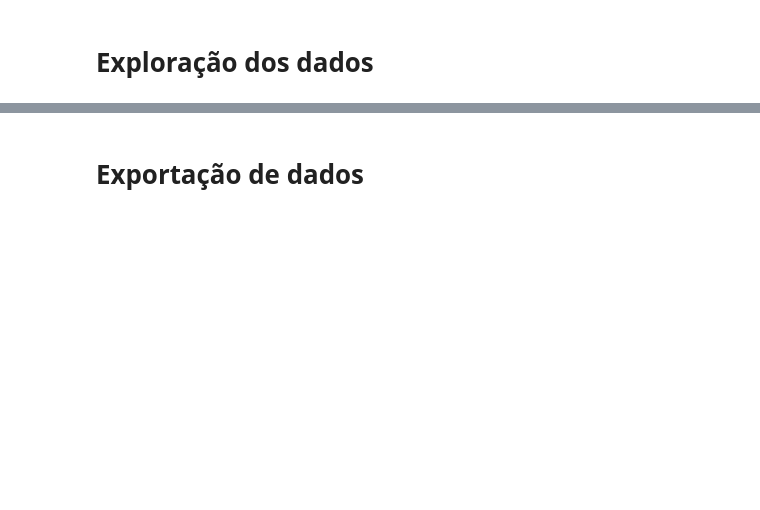
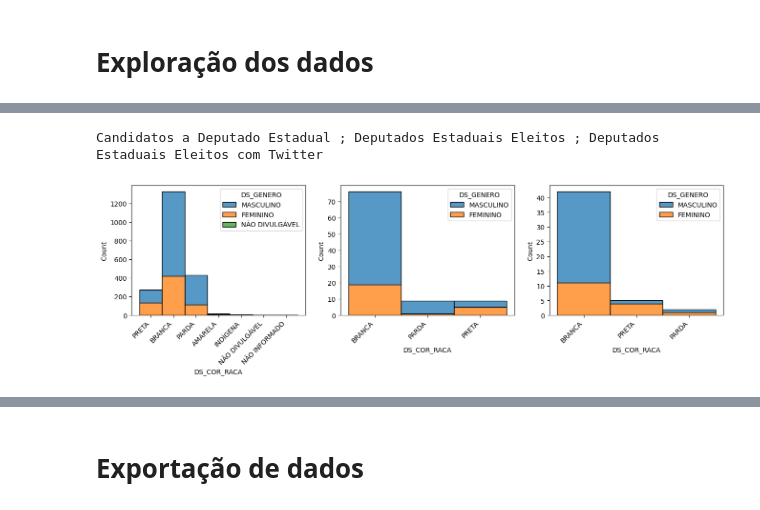
Before and after one commit to thiago-paim/projeto-tera, a Jupyter notebook: candidates.ipynb, the cells around one changed output, grey strips where cells are left out. Drawn from its saved outputs; the diff is of its cells as text; code cells hidden in the pictures; blank space fills up the shorter version.

```diff
--- a/candidates.ipynb
+++ b/candidates.ipynb
@@ -75,6 +76,6 @@ twitter_candidates = rs_df[rs_df.DS_URL.str.contains('twitter', case=False)]
 # %%
 # Juntando as duas bases
-df = pd.merge(cand_df, twitter_candidates[['SQ_CANDIDATO', 'DS_URL']], on="SQ_CANDIDATO", how="left")
+df = pd.merge(cand_sp_df, rs_twitter_df[['SQ_CANDIDATO', 'DS_URL']], on="SQ_CANDIDATO", how="left")
 df.shape
 # %% [output]
 (3682, 72)
@@ -113,2 +150,19 @@ est_df = est_df.drop([886])
 # %% [markdown]
 # Exploração dos dados
+# %%
+# Vamos criar diferentes segmentações, para facilitar a comparação de diversidade
+elected_values = ['ELEITO POR QP', 'ELEITO POR MÉDIA', 'ELEITO']
+
+# Deputados estaduais eleitos
+elected_df = candidates_df.loc[
+    (df['DS_SIT_TOT_TURNO'].isin(elected_values))
+]
+
+# Deputados estaduais eleitos com perfil no Twitter
+twitter_df = elected_df.loc[
+    (df['DS_URL'].notna())
+]
+
+print(candidates_df.shape)
+print(elected_df.shape)
+print(twitter_df.shape)
@@ -142,0 +203,34 @@ sns.histplot(
+# %%
+# Visualizando a distribuição de gênero em raça, entre o candidatos, os eleitos e os eleitos com Twitter
+fig, ax = plt.subplots(1, 3, figsize=(16, 4), squeeze=False)
+fig.autofmt_xdate(rotation=45)
+
+sns.histplot(
+    data=candidates_df,
+    hue='DS_GENERO',
+    x='DS_COR_RACA',
+    multiple='stack',
+    ax=ax[0][0],
+)
+
+sns.histplot(
+    data=elected_df,
+    hue='DS_GENERO',
+    x='DS_COR_RACA',
+    multiple='stack',
+    ax=ax[0][1],
+)
+
+sns.histplot(
+    data=twitter_df,
+    hue='DS_GENERO',
+    x='DS_COR_RACA',
+    multiple='stack',
+    ax=ax[0][2],
+)
+
+print('Candidatos a Deputado Estadual ; Deputados Estaduais Eleitos ; Deputados Estaduais Eleitos com Twitter')
+plt.show()
+# %% [output]
+Candidatos a Deputado Estadual ; Deputados Estaduais Eleitos ; Deputados Estaduais Eleitos com Twitter
+[figure, added]
```
Also changed, not shown: parts of 29 cells of this notebook.
